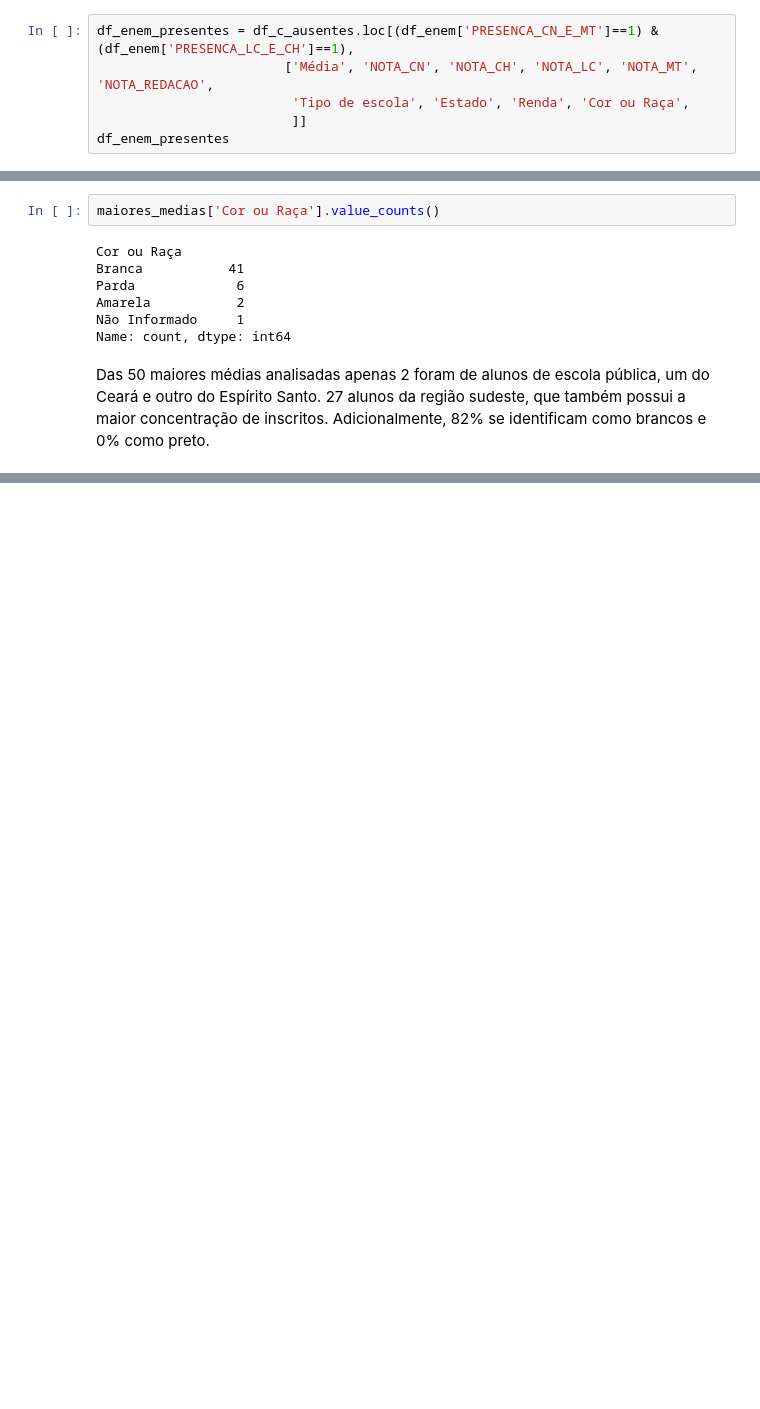
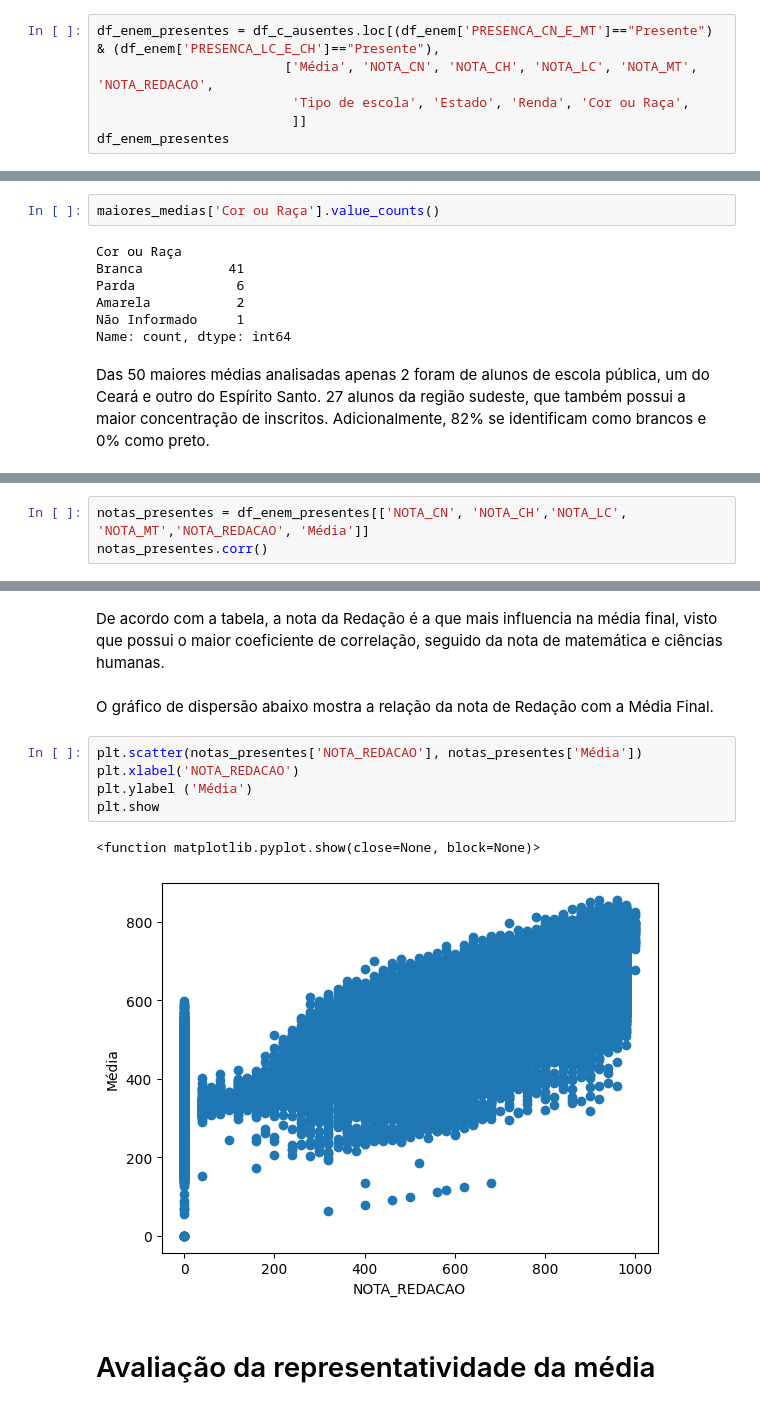
Before and after one commit to Grupo-B-Turma-2-Ada-VemSerTech/Projeto_Mod04_Ada_VemSerTech, a Jupyter notebook: Projeto.ipynb, the cells around one changed output, grey strips where cells are left out. Cells and saved outputs as stored; diff of their text form; blank space fills up the shorter version.

```diff
--- a/Projeto.ipynb
+++ b/Projeto.ipynb
@@ -1119,7 +1119,7 @@ df_c_ausentes
 | 3476104 | 0.00 | NaN | NaN | NaN | NaN | NaN | 1212 | Pública | GO | ... |
 3476105 rows × 12 columns
 # %%
-df_enem_presentes = df_c_ausentes.loc[(df_enem['PRESENCA_CN_E_MT']==1) & (df_enem['PRESENCA_LC_E_CH']==1),
+df_enem_presentes = df_c_ausentes.loc[(df_enem['PRESENCA_CN_E_MT']=="Presente") & (df_enem['PRESENCA_LC_E_CH']=="Presente"),
                         ['Média', 'NOTA_CN', 'NOTA_CH', 'NOTA_LC', 'NOTA_MT', 'NOTA_REDACAO',
                          'Tipo de escola', 'Estado', 'Renda', 'Cor ou Raça',
                          ]]
@@ -1256,0 +1259,3 @@ teste
+# %%
+notas_presentes = df_enem_presentes[['NOTA_CN', 'NOTA_CH','NOTA_LC', 'NOTA_MT','NOTA_REDACAO', 'Média']]
+notas_presentes.corr()
@@ -1256,0 +1270,14 @@ teste
+# %% [markdown]
+De acordo com a tabela, a nota da Redação é a que mais influencia na média final, visto que possui o maior coeficiente de correlação, seguido da nota de matemática e ciências humanas.
+# %% [markdown]
+O gráfico de dispersão abaixo mostra a relação da nota de Redação com a Média Final.
+# %%
+plt.scatter(notas_presentes['NOTA_REDACAO'], notas_presentes['Média'])
+plt.xlabel('NOTA_REDACAO')
+plt.ylabel ('Média')
+plt.show
+# %% [output]
+<function matplotlib.pyplot.show(close=None, block=None)>
+[figure, added]
+# %% [markdown]
+# Avaliação da representatividade da média
```
Also changed, not shown: parts of 13 cells of this notebook.
